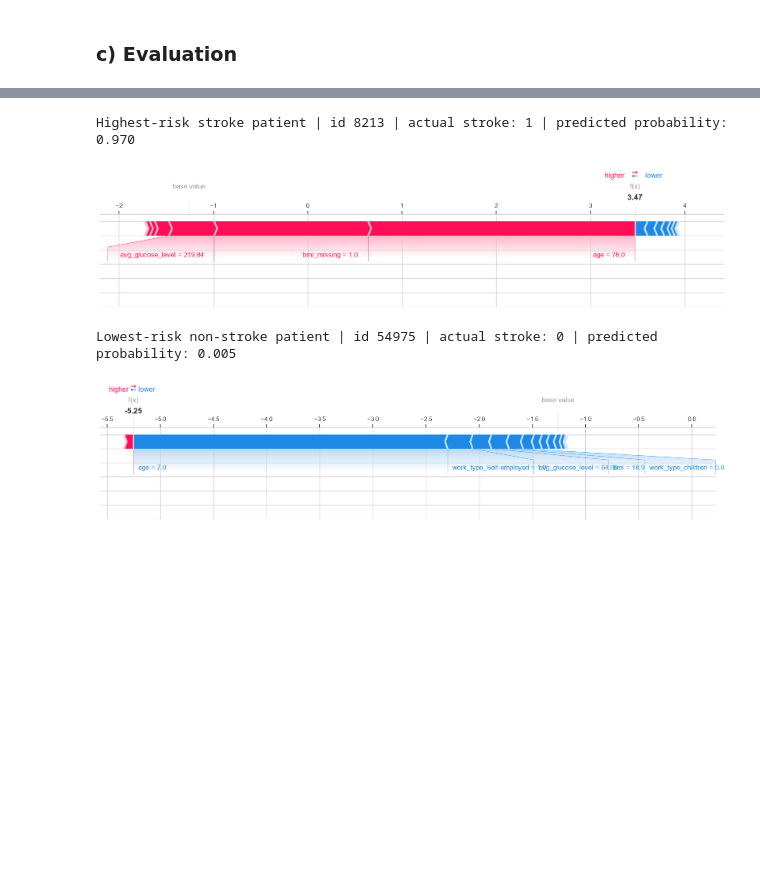
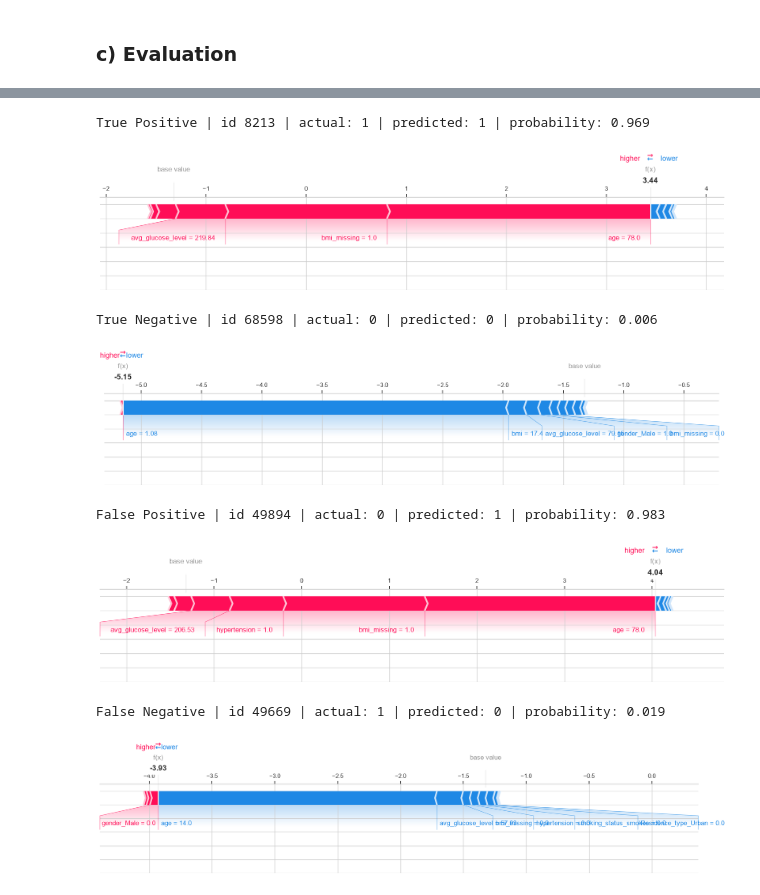
Before and after one commit to YeeJingGan/WQF7009---Assignment-1, a Jupyter notebook: 02_logistic_regression.ipynb, the cells around one changed output, grey strips where cells are left out. Cells and saved outputs as stored; diff of their text form; code cells hidden in the pictures; blank space fills up the shorter version.

```diff
--- a/02_logistic_regression.ipynb
+++ b/02_logistic_regression.ipynb
@@ -54,7 +57,7 @@ Test:  (1022, 11), stroke rate 4.89%
 `class_weight="balanced"` handles the class imbalance (~4.9% stroke) by giving stroke cases more weight.
 # %%
 num_cols = ["age", "avg_glucose_level", "bmi"]
-cat_cols = ["gender", "ever_married", "work_type", "Residence_type", "smoking_status"]
+cat_cols = ["gender", "Residence_type", "smoking_status"]  # ever_married and work_type dropped in 01_eda.ipynb
 bin_cols = ["hypertension", "heart_disease", "bmi_missing"]
 
 preprocess = ColumnTransformer([
@@ -166,17 +265,29 @@ Explains individual patients. Two test patients are shown: the stroke patient wi
 # %%
 def plot_force(i, title):
     """Force plot for the i-th test patient."""
-    print(f"{title} | id {test['id'].iloc[i]} | actual stroke: {y_test.iloc[i]} | predicted probability: {y_prob[i]:.3f}")
+    print(f"{title} | id {test['id'].iloc[i]} | actual: {y_test.iloc[i]} | predicted: {y_pred[i]} | probability: {y_prob[i]:.3f}")
     shap.plots.force(shap_values[i], matplotlib=True, figsize=(20, 3), contribution_threshold=0.1)
 
 
-i_high = int(np.argmax(np.where(y_test == 1, y_prob, -1)))
-i_low = int(np.argmin(np.where(y_test == 0, y_prob, 2)))
+actual, pred = y_test.values, y_pred
+cases = {
+    "True Positive":  (actual == 1) & (pred == 1),
+    "True Negative":  (actual == 0) & (pred == 0),
+    "False Positive": (actual == 0) & (pred == 1),
+    "False Negative": (actual == 1) & (pred == 0),
+}
 
-plot_force(i_high, "Highest-risk stroke patient")
-plot_force(i_low, "Lowest-risk non-stroke patient")
+for name, mask in cases.items():
+    idx = np.where(mask)[0]
+    # Most confident example of each case: highest risk for positive predictions, lowest for negative
+    i = idx[np.argmax(y_prob[idx])] if name in ("True Positive", "False Positive") else idx[np.argmin(y_prob[idx])]
+    plot_force(i, name)
 # %% [output]
-Highest-risk stroke patient | id 8213 | actual stroke: 1 | predicted probability: 0.970
+True Positive | id 8213 | actual: 1 | predicted: 1 | probability: 0.969
-[figure, old version]
+[figure, new version]
-Lowest-risk non-stroke patient | id 54975 | actual stroke: 0 | predicted probability: 0.005
+True Negative | id 68598 | actual: 0 | predicted: 0 | probability: 0.006
-[figure, old version]
+[figure, new version]
+False Positive | id 49894 | actual: 0 | predicted: 1 | probability: 0.983
+[figure, added]
+False Negative | id 49669 | actual: 1 | predicted: 0 | probability: 0.019
+[figure, added]
```
Also changed, not shown: parts of 28 cells of this notebook, 8 other files.
